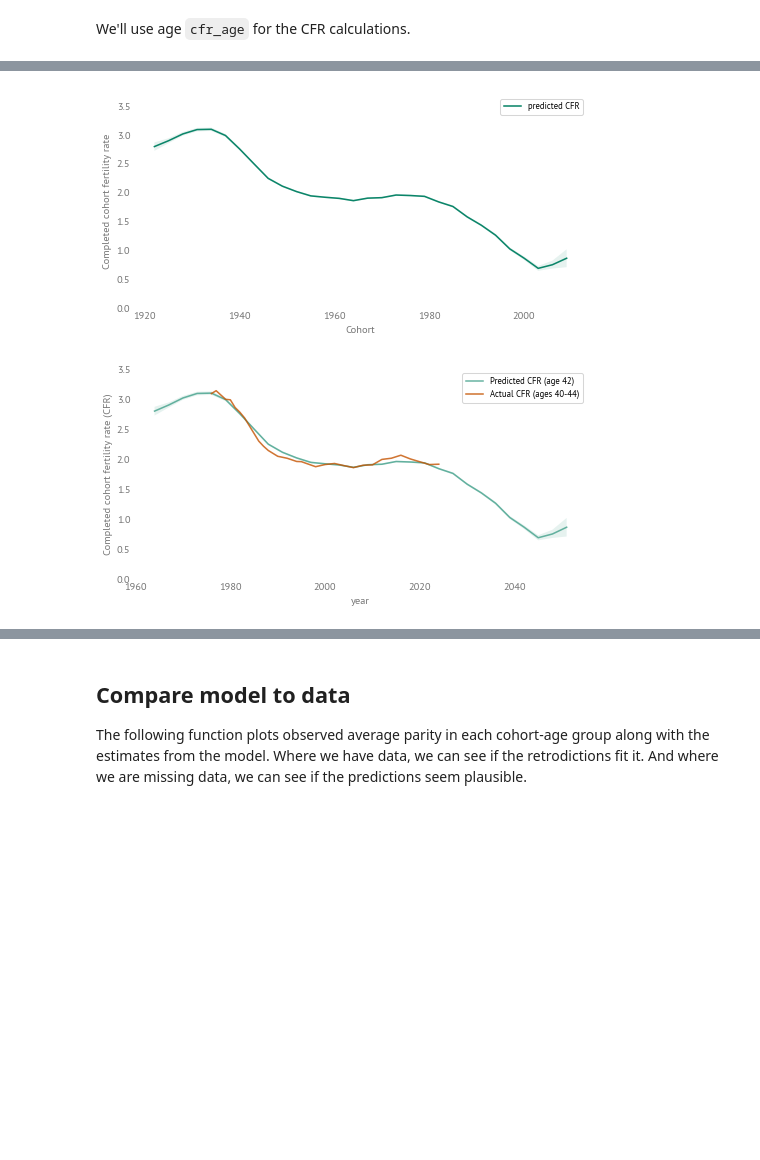
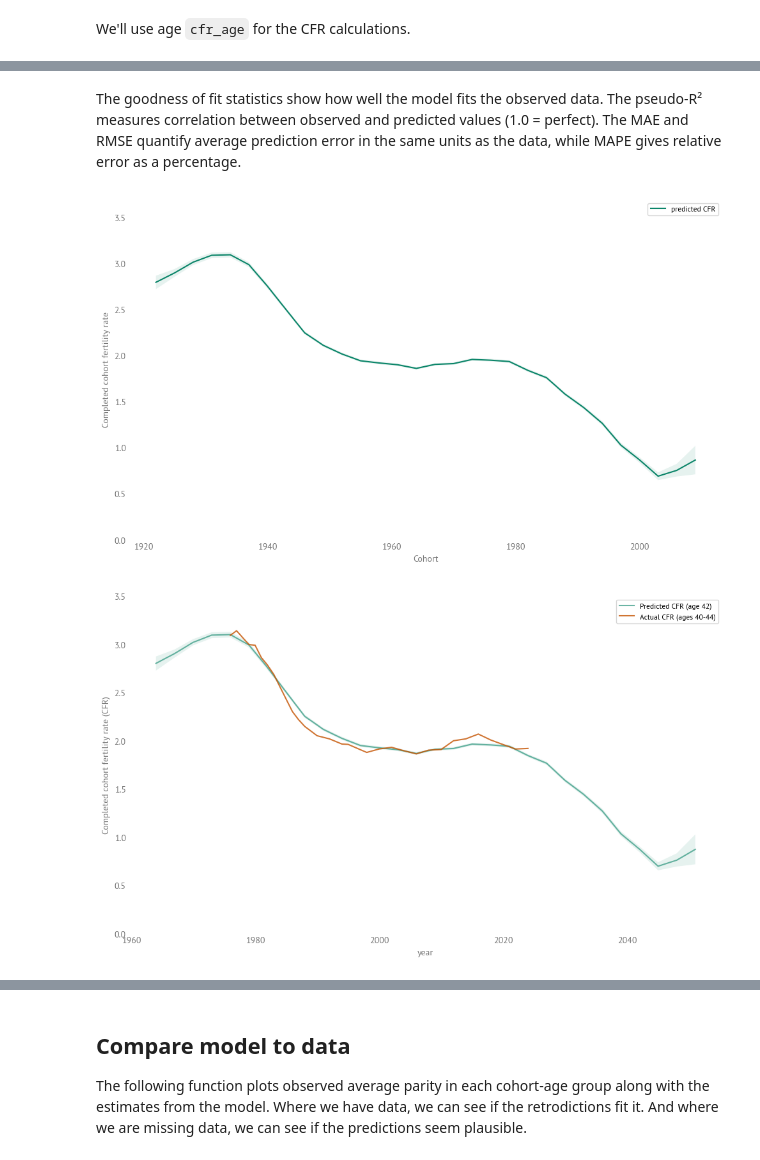
Before and after one commit to AllenDowney/BayesFertility, a Jupyter notebook: notebooks/fertility_cps3.ipynb, the cells around one changed output, grey strips where cells are left out. Drawn from its saved outputs; the diff is of its cells as text; code cells hidden in the pictures; blank space fills up the shorter version.

Commit message:
Adding model v4

```diff
--- a/notebooks/fertility_cps3.ipynb
+++ b/notebooks/fertility_cps3.ipynb
@@ -37,7 +62,3 @@ import os
-# %%
-# Make the figures smaller to save some screen real estate.
-plt.rcParams["figure.dpi"] = 75
-plt.rcParams["figure.figsize"] = [6.75, 3.5]
 # %% [markdown]
 ## Load Preprocessed Data
 
@@ -347,19 +616,25 @@ We'll use age `cfr_age` for the CFR calculations.
+# %% [markdown]
+The goodness of fit statistics show how well the model fits the observed data. The pseudo-R² measures correlation between observed and predicted values (1.0 = perfect). The MAE and RMSE quantify average prediction error in the same units as the data, while MAPE gives relative error as a percentage.
 # %%
-cfr_cohort = mean_cumulative_rate[cfr_age]
+plt.figure(figsize=(10, 6))
 plt.fill_between(low.index, low[cfr_age], high[cfr_age], alpha=0.1)
 cfr_cohort.plot(label="predicted CFR")
 decorate(xlabel="Cohort", ylabel="Completed cohort fertility rate", ylim=[0, 3.7])
+plt.savefig('../jb/figs/cfr_prediction.png', dpi=150, bbox_inches='tight')
 # %% [output]
-[figure, old version]
+[figure, new version]
 # %%
 cfr_shifted = pd.Series(cfr_cohort.values, cfr_cohort.index + cfr_age, copy=True)
+
+plt.figure(figsize=(10, 6))
 plt.fill_between(cfr_shifted.index, low[cfr_age], high[cfr_age], alpha=0.1)
 cfr_shifted.plot(alpha=0.6, label=f"Predicted CFR (age {cfr_age})")
 
 cfr_cps.plot(alpha=0.8, label="Actual CFR (ages 40-44)")
 decorate(ylabel="Completed cohort fertility rate (CFR)", ylim=[0, 3.5])
+plt.savefig('../jb/figs/cfr_vs_actual.png', dpi=150, bbox_inches='tight')
 # %% [output]
-[figure, old version]
+[figure, new version]
 # %% [markdown]
 The model predicts that CFR will decline steeply, starting with women born around 1980, and reaching very low levels for the most recent cohorts.
 
```
Also changed, not shown: parts of 32 cells of this notebook, 9 other files.
